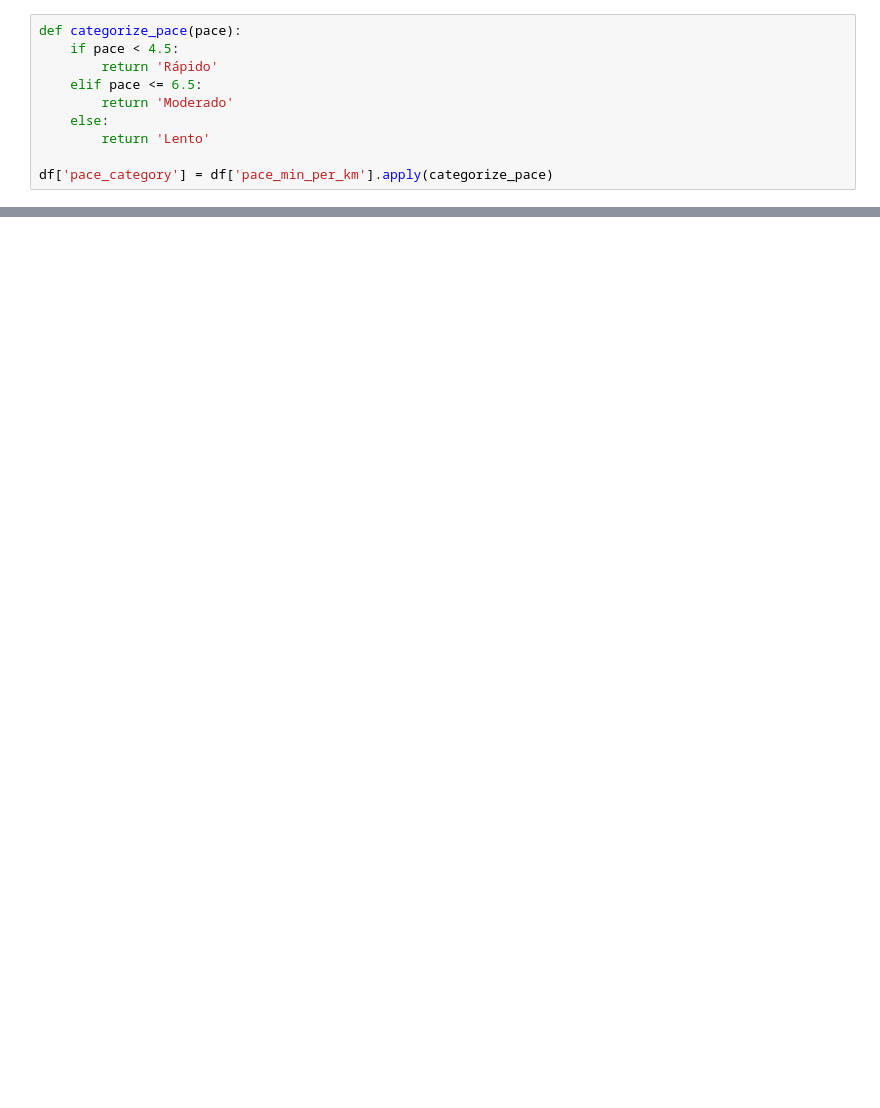
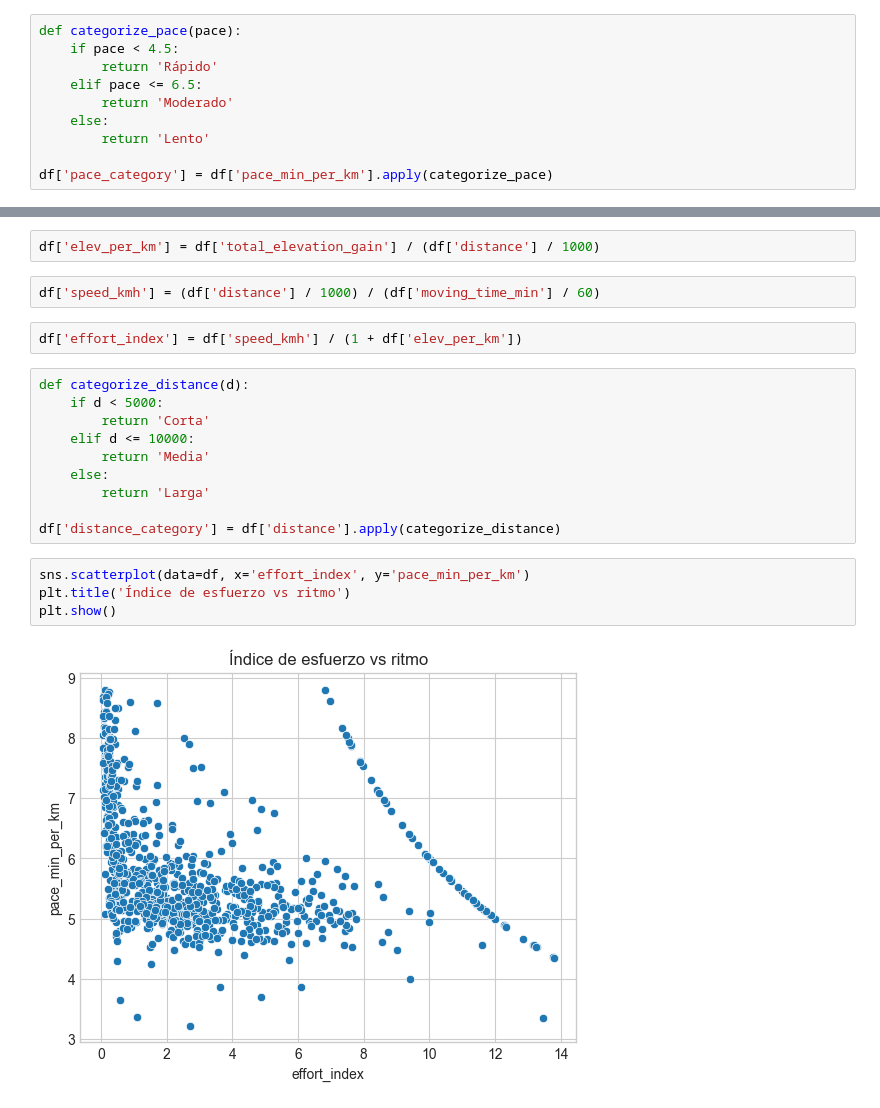
Before and after one commit to EderCabascango/Running_strava, a Jupyter notebook: Notebook.ipynb, the cells around one changed output, grey strips where cells are left out. Cells and saved outputs as stored; diff of their text form; blank space fills up the shorter version.

```diff
--- a/Notebook.ipynb
+++ b/Notebook.ipynb
@@ -478,0 +487,22 @@ plt.show()
+# %%
+df['elev_per_km'] = df['total_elevation_gain'] / (df['distance'] / 1000)
+# %%
+df['speed_kmh'] = (df['distance'] / 1000) / (df['moving_time_min'] / 60)
+# %%
+df['effort_index'] = df['speed_kmh'] / (1 + df['elev_per_km'])
+# %%
+def categorize_distance(d):
+    if d < 5000:
+        return 'Corta'
+    elif d <= 10000:
+        return 'Media'
+    else:
+        return 'Larga'
+
+df['distance_category'] = df['distance'].apply(categorize_distance)
+# %%
+sns.scatterplot(data=df, x='effort_index', y='pace_min_per_km')
+plt.title('Índice de esfuerzo vs ritmo')
+plt.show()
+# %% [output]
+[figure, added]
```
Also changed, not shown: parts of 29 cells of this notebook.
